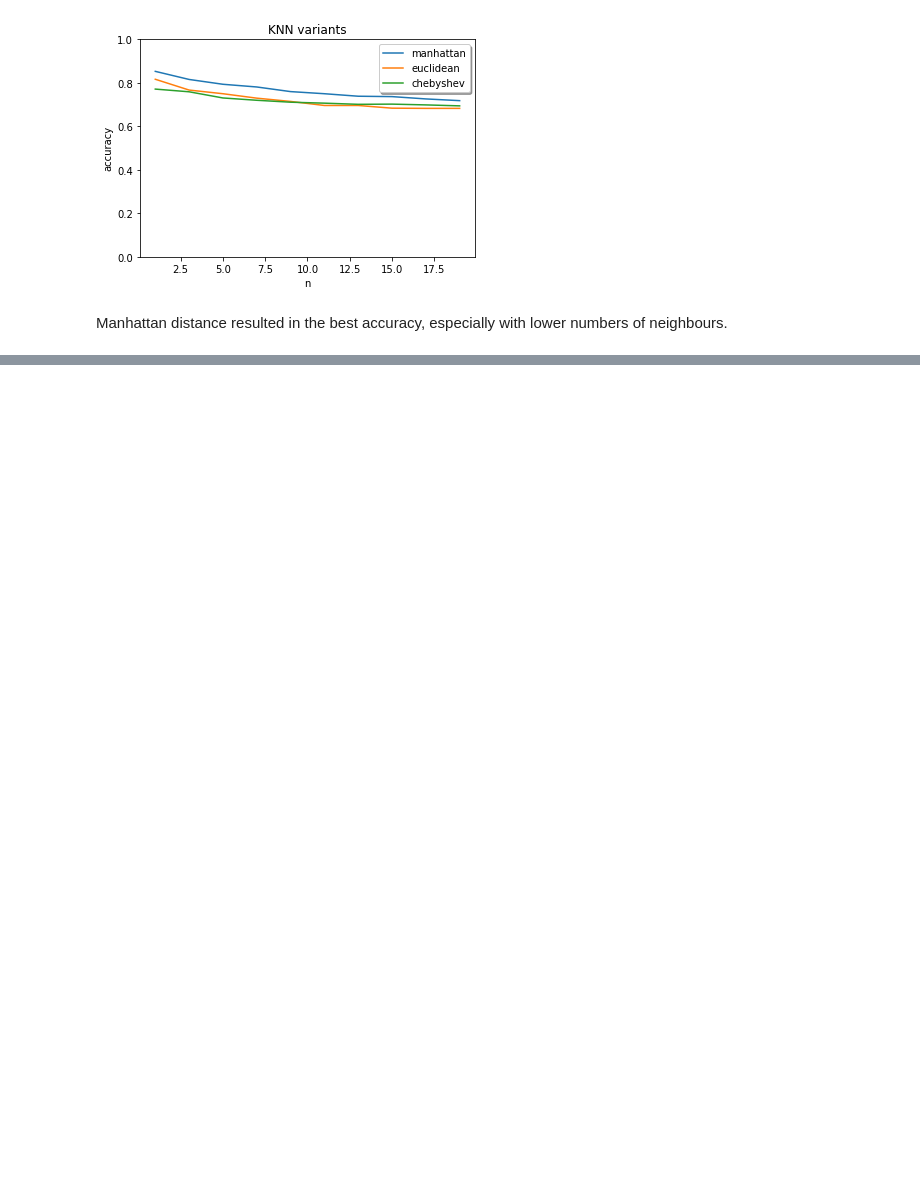
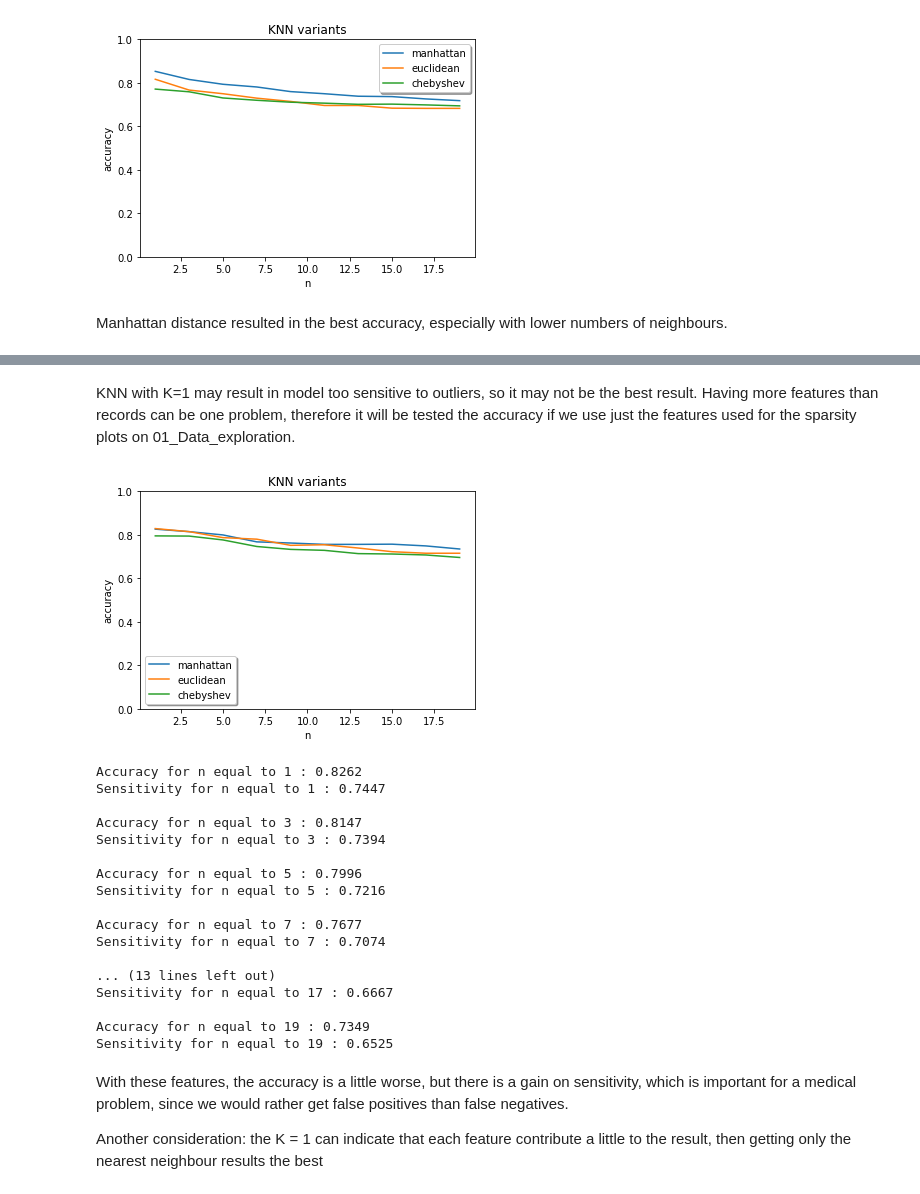
Before and after one commit to RenanNunes/Data_Science_Project_IST, a Jupyter notebook: 03_Naive_Bayes_and_KNN.ipynb, the cells around one changed output, grey strips where cells are left out. Drawn from its saved outputs; the diff is of its cells as text; code cells hidden in the pictures; blank space fills up the shorter version.

Commit message:
Another test to KNN (with fewer features)

```diff
--- a/03_Naive_Bayes_and_KNN.ipynb
+++ b/03_Naive_Bayes_and_KNN.ipynb
@@ -119,8 +131,10 @@ n_repeats = 3
 nvalues = [1, 3, 5, 7, 9, 11, 13, 15, 17, 19]
 dist = ['manhattan', 'euclidean', 'chebyshev']
 values = {}
+recall = {}
 for d in dist:
     values[d] = np.zeros(len(nvalues))
+    recall[d] = np.zeros(len(nvalues))
 
 rskf = RepeatedStratifiedKFold(n_splits, n_repeats, random_state=42)
 
@@ -129,14 +143,18 @@ for train_index, test_index in rskf.split(X, y):
     y_train, y_test = y[train_index], y[test_index]
     for d in dist:
         yvalues = []
+        recall_values = []
         for n in nvalues:
             knn = KNeighborsClassifier(n_neighbors=n, metric=d)
             knn.fit(X_train, y_train)
             prdY = knn.predict(X_test)
             yvalues.append(metrics.accuracy_score(y_test, prdY))
+            recall_values.append(metrics.recall_score(y_test, prdY))
         values[d] += yvalues
+        recall[d] += recall_values
 for d in dist:
     values[d] /= (n_splits*n_repeats)
+    recall[d] /= (n_splits*n_repeats)
 plt.figure()
 multiple_line_chart(plt.gca(), nvalues, values, 'KNN variants', 'n', 'accuracy', percentage=True)
 plt.show()
@@ -160,0 +187,67 @@ Accuracy for n equal to 19 : 0.7181
+# %% [markdown]
+KNN with K=1 may result in model too sensitive to outliers, so it may not be the best result. Having more features than records can be one problem, therefore it will be tested the accuracy if we use just the features used for the sparsity plots on 01_Data_exploration.
+# %%
+data_test: pd.DataFrame = pd.read_csv('datasets/pd_data_preparation.csv', sep=',', decimal='.', index_col='id')
+data_test = data_test[['gender', 'PPE', 'DFA', 'RPDE', 'numPulses', 'locPctJitter', 'locShimmer', 'f1', 'mean_MFCC_2nd_coef', 'mean_MFCC_5th_coef', 'std_Log_energy', 'tqwt_energy_dec_17', 'class']]
+y_2: np.ndarray = data_test.pop('class').values
+X_2: np.ndarray = data_test.values
+
+n_splits = 4
+n_repeats = 3
+nvalues = [1, 3, 5, 7, 9, 11, 13, 15, 17, 19]
+dist = ['manhattan', 'euclidean', 'chebyshev']
+values = {}
+recall = {}
+for d in dist:
+    values[d] = np.zeros(len(nvalues))
+    recall[d] = np.zeros(len(nvalues))
+
+rskf = RepeatedStratifiedKFold(n_splits, n_repeats, random_state=42)
+
+for train_index, test_index in rskf.split(X, y):
+    X_train, X_test = X_2[train_index], X_2[test_index]
+    y_train, y_test = y_2[train_index], y_2[test_index]
+    for d in dist:
+        yvalues = []
+        recall_values = []
+        for n in nvalues:
+            knn = KNeighborsClassifier(n_neighbors=n, metric=d)
+            knn.fit(X_train, y_train)
+            prdY = knn.predict(X_test)
+            yvalues.append(metrics.accuracy_score(y_test, prdY))
+            recall_values.append(metrics.recall_score(y_test, prdY))
+        values[d] += yvalues
+        recall[d] += recall_values
+for d in dist:
+    values[d] /= (n_splits*n_repeats)
+    recall[d] /= (n_splits*n_repeats)
+plt.figure()
+multiple_line_chart(plt.gca(), nvalues, values, 'KNN variants', 'n', 'accuracy', percentage=True)
+plt.show()
+
+for aux in range(len(values['manhattan'])):
+    print('Accuracy for n equal to', nvalues[aux], ':', format(values['manhattan'][aux], '.4f'))
+    print('Sensitivity for n equal to', nvalues[aux], ':', format(recall['manhattan'][aux], '.4f'), '\n')
+# %% [output]
+[figure, added]
+Accuracy for n equal to 1 : 0.8262
+Sensitivity for n equal to 1 : 0.7447
+
+Accuracy for n equal to 3 : 0.8147
+Sensitivity for n equal to 3 : 0.7394
+
+Accuracy for n equal to 5 : 0.7996
+Sensitivity for n equal to 5 : 0.7216
+
+Accuracy for n equal to 7 : 0.7677
+Sensitivity for n equal to 7 : 0.7074
+
+... (13 lines left out)
+Sensitivity for n equal to 17 : 0.6667
+
+Accuracy for n equal to 19 : 0.7349
+Sensitivity for n equal to 19 : 0.6525
+# %% [markdown]
+With these features, the accuracy is a little worse, but there is a gain on sensitivity, which is important for a medical problem, since we would rather get false positives than false negatives.
+
+Another consideration: the K = 1 can indicate that each feature contribute a little to the result, then getting only the nearest neighbour results the best
```
Also changed, not shown: parts of 5 cells of this notebook.
